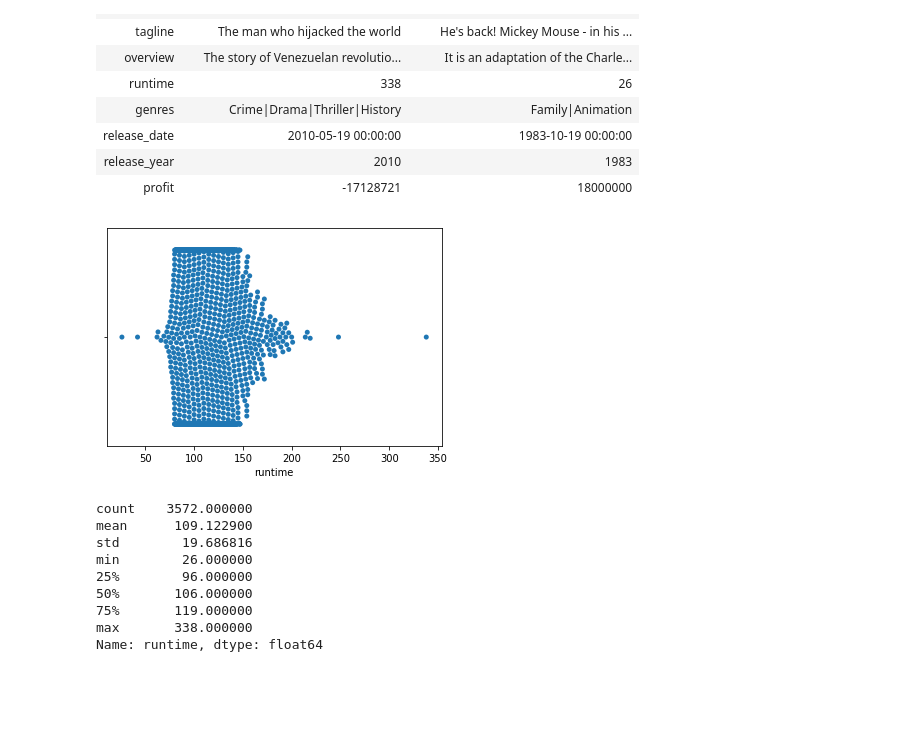
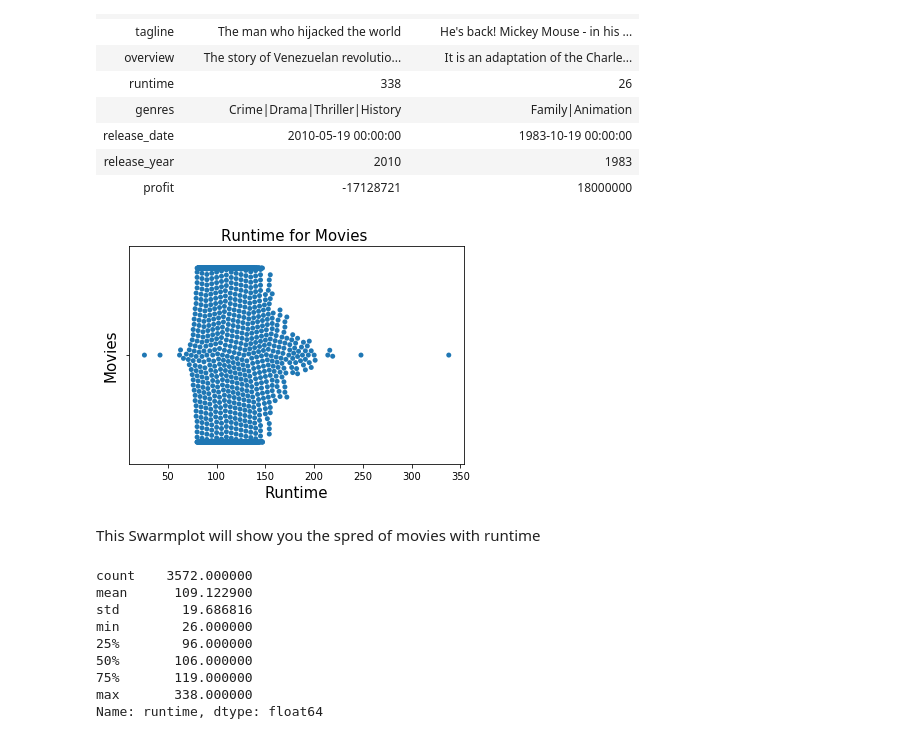
Before and after one commit to SamiAdham/TMDb-movie-data, a Jupyter notebook: investigate-a-dataset-[Sami Adham].ipynb, the cells around one changed output. Drawn from its saved outputs; the diff is of its cells as text; code cells hidden in the pictures; blank space fills up the shorter version.

```diff
--- a/investigate-a-dataset-[Sami Adham].ipynb
+++ b/investigate-a-dataset-[Sami Adham].ipynb
@@ -316,9 +321,16 @@ calc('runtime')
 # %%
 plt.figure()
 sns.swarmplot(tmdb['runtime'])
+plt.ylabel('Movies',fontsize=(15))
+plt.xlabel('Runtime',fontsize=(15))
+
+plt.title('Runtime for Movies ',fontsize=(15))
+
 plt.show()
 # %% [output]
-[figure, old version]
+[figure, new version]
+# %% [markdown]
+This Swarmplot will show you the spred of movies with runtime
 # %%
 tmdb['runtime'].describe()
 # %% [output]
```
Also changed, not shown: parts of 33 cells of this notebook, 1 other file.
